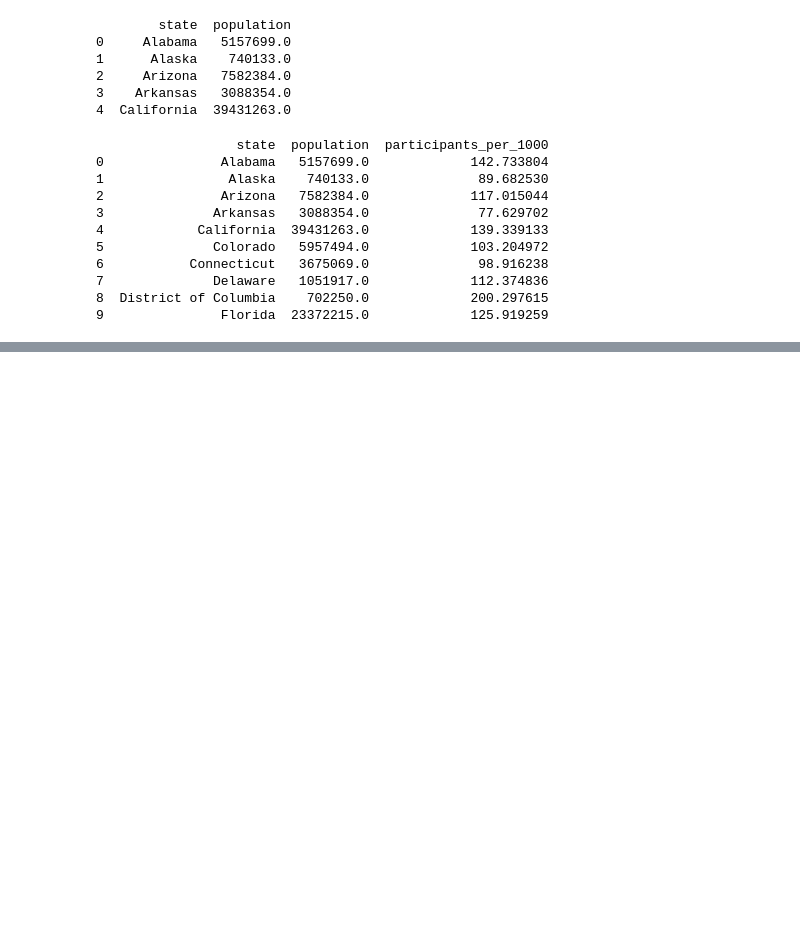
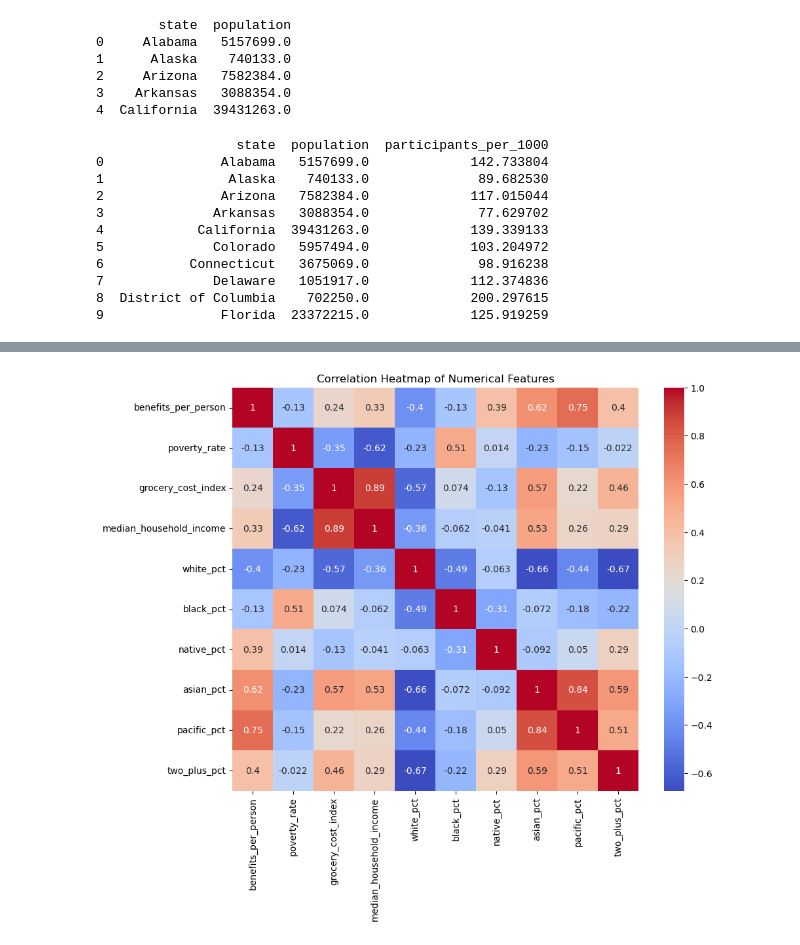
Before and after one commit to arnavjain321-prog/DS_6021_Final_Project, a Jupyter notebook: project_draft.ipynb, the cells around one changed output, grey strips where cells are left out. Cells and saved outputs as stored; diff of their text form; code cells hidden in the pictures; blank space fills up the shorter version.

```diff
--- a/project_draft.ipynb
+++ b/project_draft.ipynb
@@ -1147,0 +886,7 @@ Passing `palette` without assigning `hue` is deprecated and will be removed in v
+# %%
+# Compute percentile cutoffs
+q1 = final_master['participants_per_1000'].quantile(0.33)
+q2 = final_master['participants_per_1000'].quantile(0.66)
+
+print("33rd percentile:", q1)
+print("66th percentile:", q2)
@@ -1147,0 +896,10 @@ Passing `palette` without assigning `hue` is deprecated and will be removed in v
+# %%
+def classify_snap(x):
+    if x < q1:
+        return "Low"
+    elif x < q2:
+        return "Moderate"
+    else:
+        return "High"
+
+final_master["snap_policy_class"] = final_master["participants_per_1000"].apply(classify_snap)
@@ -1147,0 +914,20 @@ Passing `palette` without assigning `hue` is deprecated and will be removed in v
+# %%
+from sklearn.model_selection import train_test_split
+
+# Target (multiclass)
+y = final_master["snap_policy_class"]
+
+# Features
+X = final_master.drop(columns=["snap_policy_class"])
+
+# Categorical + numeric variables
+categorical_cols = ["min_wage_tier", "trifecta_2024", "usda_snap_region", "rural_urban_category"]
+numeric_cols = [
+    "benefits_per_person", "poverty_rate", "grocery_cost_index",
+    "median_household_income", "white_pct", "black_pct", "native_pct",
+    "asian_pct", "pacific_pct", "two_plus_pct"
+]
+
+X_train, X_test, y_train, y_test = train_test_split(
+    X, y, test_size=0.3, random_state=42, stratify=y
+)
@@ -1147,0 +1034,8 @@ Passing `palette` without assigning `hue` is deprecated and will be removed in v
+# %%
+plt.figure(figsize=(10,8))
+corr = final_master[numeric_cols].corr()
+sns.heatmap(corr, annot=True, cmap="coolwarm")
+plt.title("Correlation Heatmap of Numerical Features")
+plt.show()
+# %% [output]
+[figure, added]
```
Also changed, not shown: parts of 21 cells of this notebook, 5 other files.
